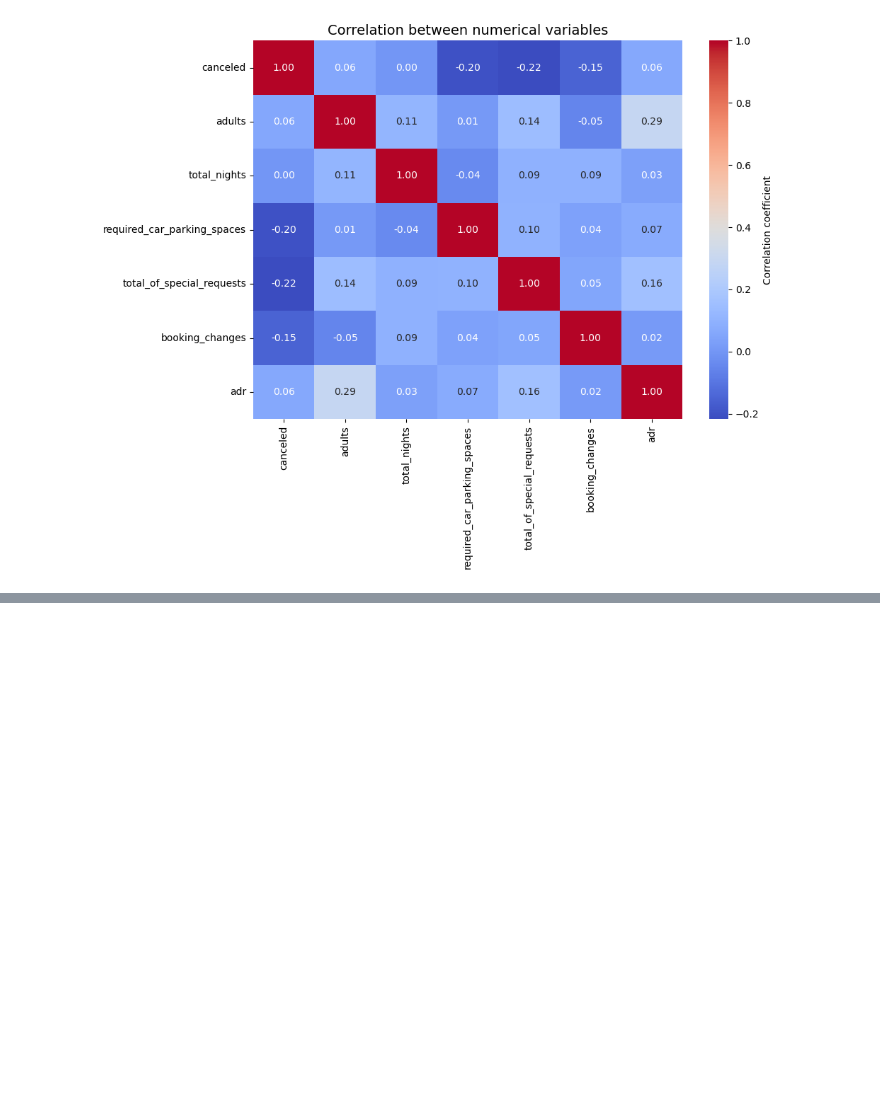
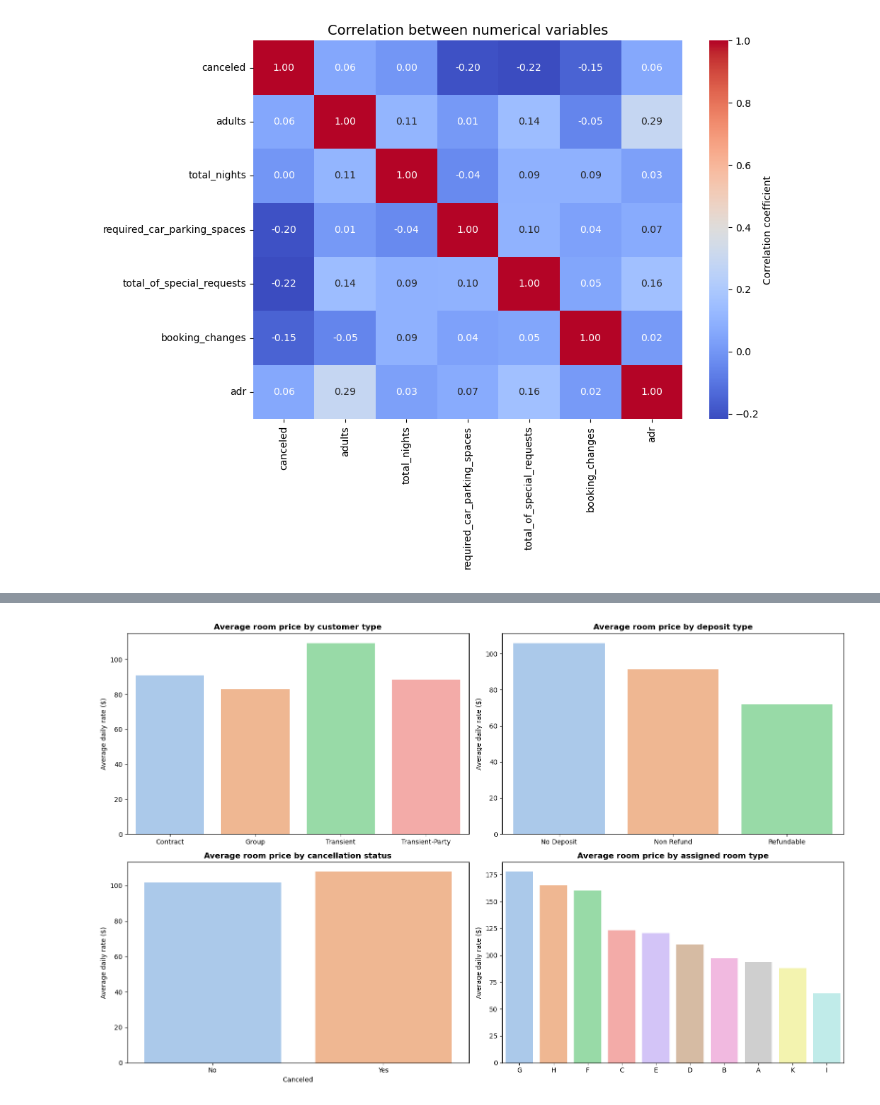
Before and after one commit to luciledubarry/Hotel_booking_analysis, a Jupyter notebook: hotel_booking_analysis.ipynb, the cells around one changed output, grey strips where cells are left out. Drawn from its saved outputs; the diff is of its cells as text; code cells hidden in the pictures; blank space fills up the shorter version.

Commit message:
price per type

```diff
--- a/hotel_booking_analysis.ipynb
+++ b/hotel_booking_analysis.ipynb
@@ -361,0 +345,38 @@ plt.show()
+# %%
+# Average room price by categorical variables
+fig, axes = plt.subplots(2, 2, figsize=(16, 10))
+axes = axes.flatten()
+
+# 1. Customer type
+price_by_customer = booking.groupby('customer_type')['adr'].mean().reset_index()
+sns.barplot(data=price_by_customer, x='customer_type', y='adr', hue='customer_type', palette='pastel', legend=False, ax=axes[0])
+axes[0].set_title("Average room price by customer type", fontsize=12, fontweight='bold')
+axes[0].set_xlabel("")
+axes[0].set_ylabel("Average daily rate ($)")
+
+# 2. Deposit type
+price_by_deposit = booking.groupby('deposit_type')['adr'].mean().reset_index()
+sns.barplot(data=price_by_deposit, x='deposit_type', y='adr', hue='deposit_type', palette='pastel', legend=False, ax=axes[1])
+axes[1].set_title("Average room price by deposit type", fontsize=12, fontweight='bold')
+axes[1].set_xlabel("")
+axes[1].set_ylabel("Average daily rate ($)")
+
+# 3. Cancellation status
+price_by_cancel = booking.groupby('canceled')['adr'].mean().reset_index()
+price_by_cancel['canceled'] = price_by_cancel['canceled'].map({0: 'No', 1: 'Yes'})
+sns.barplot(data=price_by_cancel, x='canceled', y='adr', hue='canceled', palette='pastel', legend=False, ax=axes[2])
+axes[2].set_title("Average room price by cancellation status", fontsize=12, fontweight='bold')
+axes[2].set_xlabel("Canceled")
+axes[2].set_ylabel("Average daily rate ($)")
+
+# 4. Assigned room type
+price_by_room = booking.groupby('assigned_room_type')['adr'].mean().reset_index().sort_values('adr', ascending=False)
+sns.barplot(data=price_by_room, x='assigned_room_type', y='adr', hue='assigned_room_type', palette='pastel', legend=False, ax=axes[3])
+axes[3].set_title("Average room price by assigned room type", fontsize=12, fontweight='bold')
+axes[3].set_xlabel("")
+axes[3].set_ylabel("Average daily rate ($)")
+
+plt.tight_layout()
+plt.show()
+# %% [output]
+[figure, added]
```
Also changed, not shown: parts of 3 cells of this notebook.
